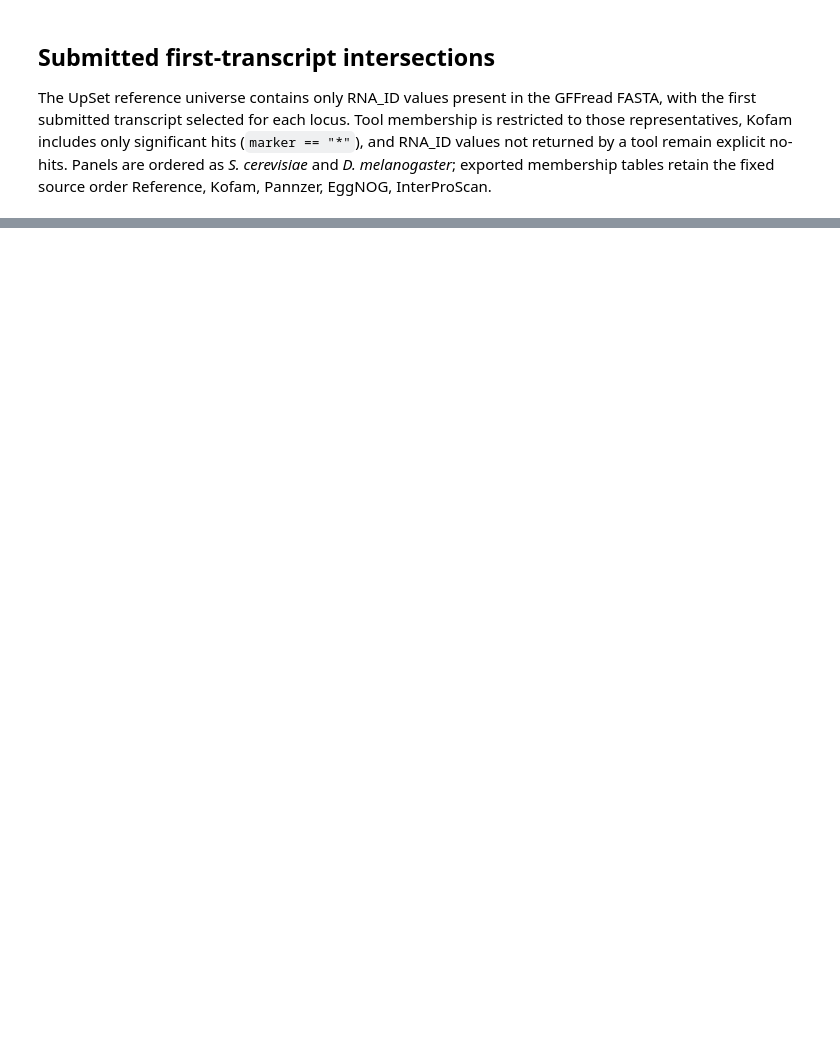
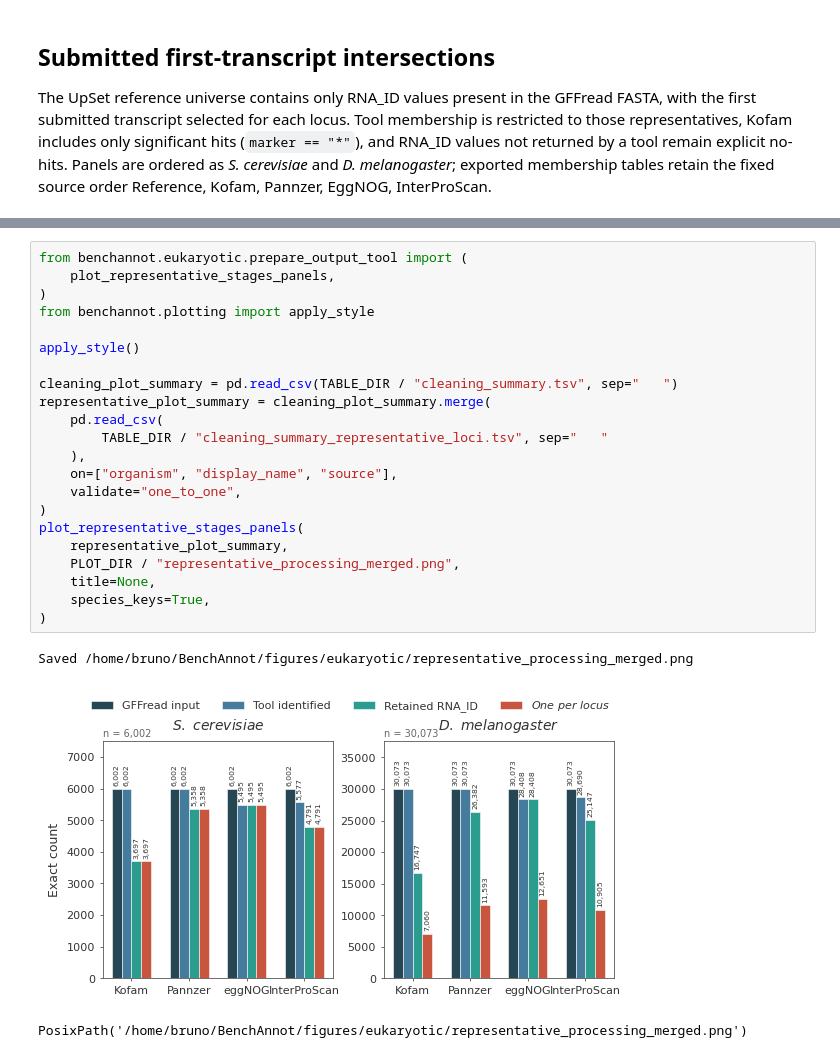
Before and after one commit to MeryMardegan/BenchAnnot, a Jupyter notebook: analysis_benchannot/2_run/notebooks/eukaryotic/2_prepare_output_tools.ipynb, the cells around one changed output, grey strips where cells are left out. Drawn from its saved outputs; the diff is of its cells as text; blank space fills up the shorter version.

```diff
--- a/analysis_benchannot/2_run/notebooks/eukaryotic/2_prepare_output_tools.ipynb
+++ b/analysis_benchannot/2_run/notebooks/eukaryotic/2_prepare_output_tools.ipynb
@@ -354,0 +304,26 @@ Saved /var/locally-mounted/cauim/marymardegan/documents_marymardegan/analysis_be
+# %%
+from benchannot.eukaryotic.prepare_output_tool import (
+    plot_representative_stages_panels,
+)
+from benchannot.plotting import apply_style
+
+apply_style()
+
+cleaning_plot_summary = pd.read_csv(TABLE_DIR / "cleaning_summary.tsv", sep="	")
+representative_plot_summary = cleaning_plot_summary.merge(
+    pd.read_csv(
+        TABLE_DIR / "cleaning_summary_representative_loci.tsv", sep="	"
+    ),
+    on=["organism", "display_name", "source"],
+    validate="one_to_one",
+)
+plot_representative_stages_panels(
+    representative_plot_summary,
+    PLOT_DIR / "representative_processing_merged.png",
+    title=None,
+    species_keys=True,
+)
+# %% [output]
+Saved /home/bruno/BenchAnnot/figures/eukaryotic/representative_processing_merged.png
+[figure, added]
+PosixPath('/home/bruno/BenchAnnot/figures/eukaryotic/representative_processing_merged.png')
```
Also changed, not shown: parts of 4 cells of this notebook, 4 other files.
